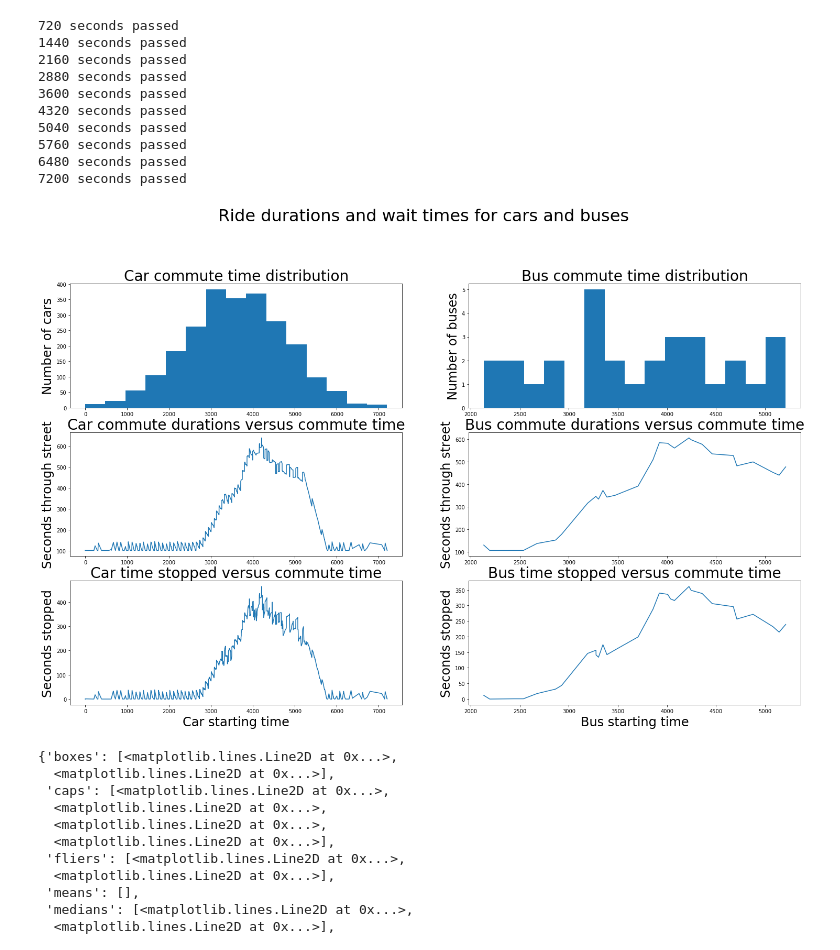
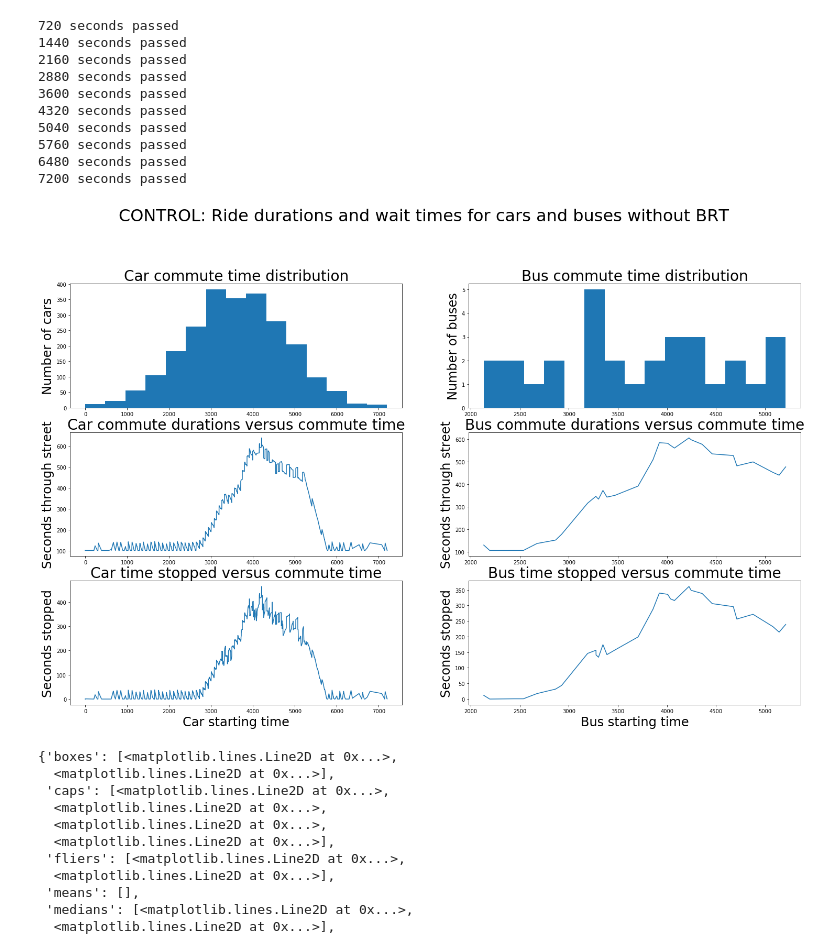
Before and after one commit to OKRobot/RoadSimulator, a Jupyter notebook: Traffic Simulator.ipynb, the cells around one changed output. Drawn from its saved outputs; the diff is of its cells as text; code cells hidden in the pictures.

```diff
--- a/Traffic Simulator.ipynb
+++ b/Traffic Simulator.ipynb
@@ -630,7 +630,7 @@ road.simulate(new_vehicles, TIMESTEP)
 7200 seconds passed
 # %%
 plt.subplots(figsize = [25,20])
-plt.suptitle("Ride durations and wait times for cars and buses", fontsize=32)
+plt.suptitle("CONTROL: Ride durations and wait times for cars and buses without BRT", fontsize=32)
 
 
 plt.subplot(4,2,1)
@@ -656,34 +656,34 @@ plt.plot(bus_start_times, BUS_DURATIONS)
 # plt.xlabel("Bus starting time",fontsize=24)
 plt.ylabel("Seconds through street",fontsize=24)
 plt.title("Bus commute durations versus commute time", fontsize = 28)
 
 plt.subplot(4,2,5)
 plt.plot(car_start_times, CAR_STOP_DURATIONS)
 plt.xlabel("Car starting time",fontsize=24)
 plt.ylabel("Seconds stopped",fontsize=24)
 plt.title("Car time stopped versus commute time", fontsize = 28)
 
 plt.subplot(4,2,6)
 plt.plot(bus_start_times, BUS_STOP_DURATIONS)
 plt.xlabel("Bus starting time",fontsize=24)
 plt.ylabel("Seconds stopped",fontsize=24)
 plt.title("Bus time stopped versus commute time", fontsize = 28)
 
 
 # plt.subplot(4,2,7)
 # plt.plot(car_start_times, CAR_QUEUE_DURATIONS)
 # plt.xlabel("Starting time",fontsize=24)
 # plt.ylabel("Seconds queued",fontsize=24)
 
 # plt.subplot(4,2,8)
 # plt.plot(bus_start_times, BUS_QUEUE_DURATIONS)
 # plt.xlabel("Starting time",fontsize=24)
 # plt.ylabel("Seconds queued",fontsize=24)
 
 
 plt.show()
 # %% [output]
-[figure, old version]
+[figure, new version]
 # %%
 plt.boxplot([CAR_DURATIONS, BRT_CAR_DURATIONS])
 # %% [output]
```
Also changed, not shown: parts of 2 cells of this notebook, 3 other files.
